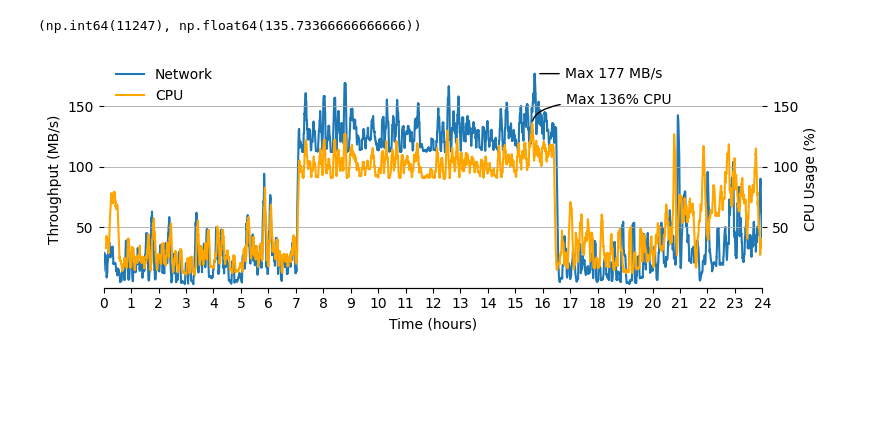
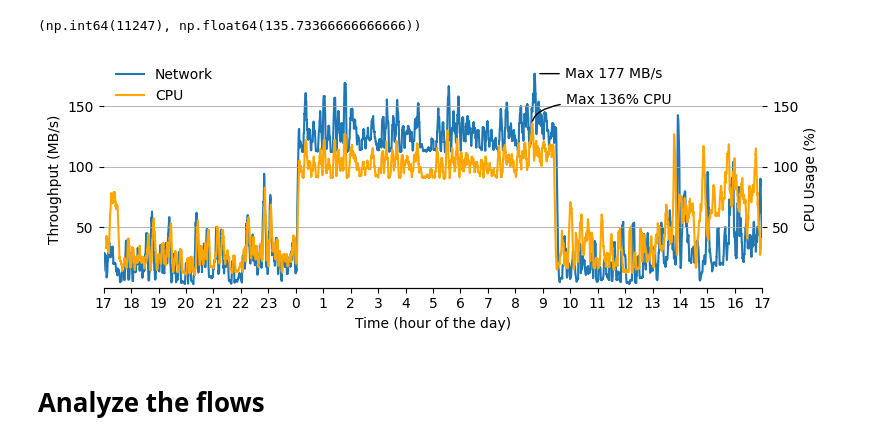
Before and after one commit to mielverkerken/RustiFlow-experiments, a Jupyter notebook: vizualisations/datacenter.ipynb, the cells around one changed output. Saved outputs shown, nothing was run; the diff lists cells and outputs as text; code cells hidden in the pictures; blank space fills up the shorter version.

```diff
--- a/vizualisations/datacenter.ipynb
+++ b/vizualisations/datacenter.ipynb
@@ -114,10 +130,10 @@ ax1.annotate(
 
 ax1.set_xticks(range(0, len(df_network["time"]) + 1, 12 * 60))  # 1 hour
 ax1.set_xticklabels(
-    [(i * 5) // 3600 for i in range(0, len(df_network["time"]) + 1, 12 * 60)]
+    [(17 + (i * 5) // 3600)%24 for i in range(0, len(df_network["time"]) + 1, 12 * 60)]
 )
 ax1.set_xlim(0, 17280)  # each point is 5 seconds -> 24 hours = 17280 points
-ax1.set_xlabel("Time (hours)")
+ax1.set_xlabel("Time (hour of the day)")
 ax1.set_ylim(0, 180000)
 ax1.set_ylabel("Throughput (MB/s)")
 ax1.yaxis.set_major_formatter(FuncFormatter(lambda x, _: f"{x / 1000:.0f}"))
@@ -136,31 +152,33 @@ ax2.annotate(
     arrowprops=dict(arrowstyle="-", connectionstyle="angle3,angleA=0,angleB=90"), #, color='C1'),
     size="medium",
     # color='C1'
 )
 
 ax2.set_xlim(0, 17280)  # each point is 5 seconds -> 24 hours = 17280 points
 ax2.set_ylim(0, 180)
 ax2.set_ylabel("CPU Usage (%)")
 ax2.set_yticks([50, 100, 150])
 
 # Collect handles and labels for the legend
 handles, labels = [], []
 for ax in [ax1, ax2]:
     for h, l in zip(*ax.get_legend_handles_labels()):
         handles.append(h)
         labels.append(l)
 
 for ax in [ax1, ax2]:
     ax.yaxis.grid(True, linewidth=0.5)
     ax.spines["top"].set_visible(False)
     ax.spines["right"].set_visible(False)
     ax.spines["left"].set_visible(False)
     ax.spines["bottom"].set_visible(True)
 
 ax1.legend(handles, labels, loc="upper left", frameon=False, bbox_to_anchor=(0.0, 1.07))
 
 plt.tight_layout()
 plt.savefig(f'{fig_dir}/datacenter_24h_cpu_throughput.pdf', bbox_inches='tight')
 plt.show()
 # %% [output]
-[figure, old version]
+[figure, new version]
+# %% [markdown]
+# Analyze the flows
```
Also changed, not shown: parts of 7 cells of this notebook, 2 other files.
